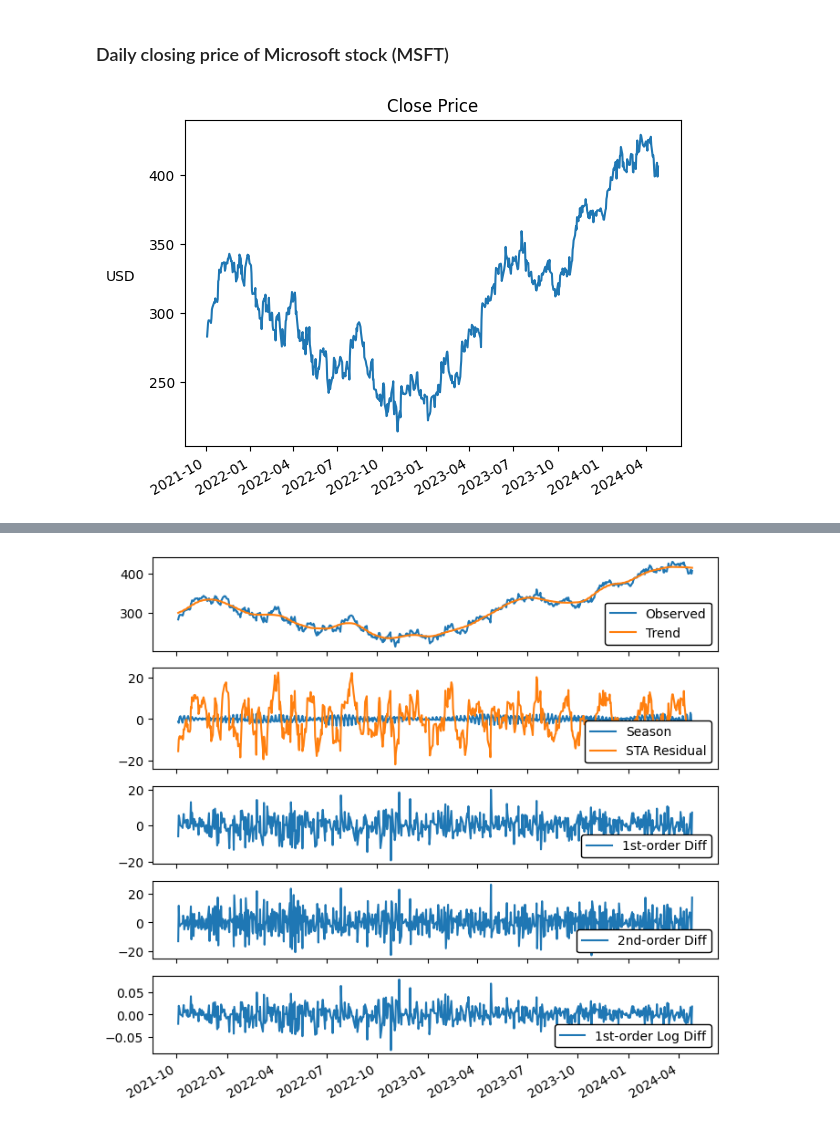
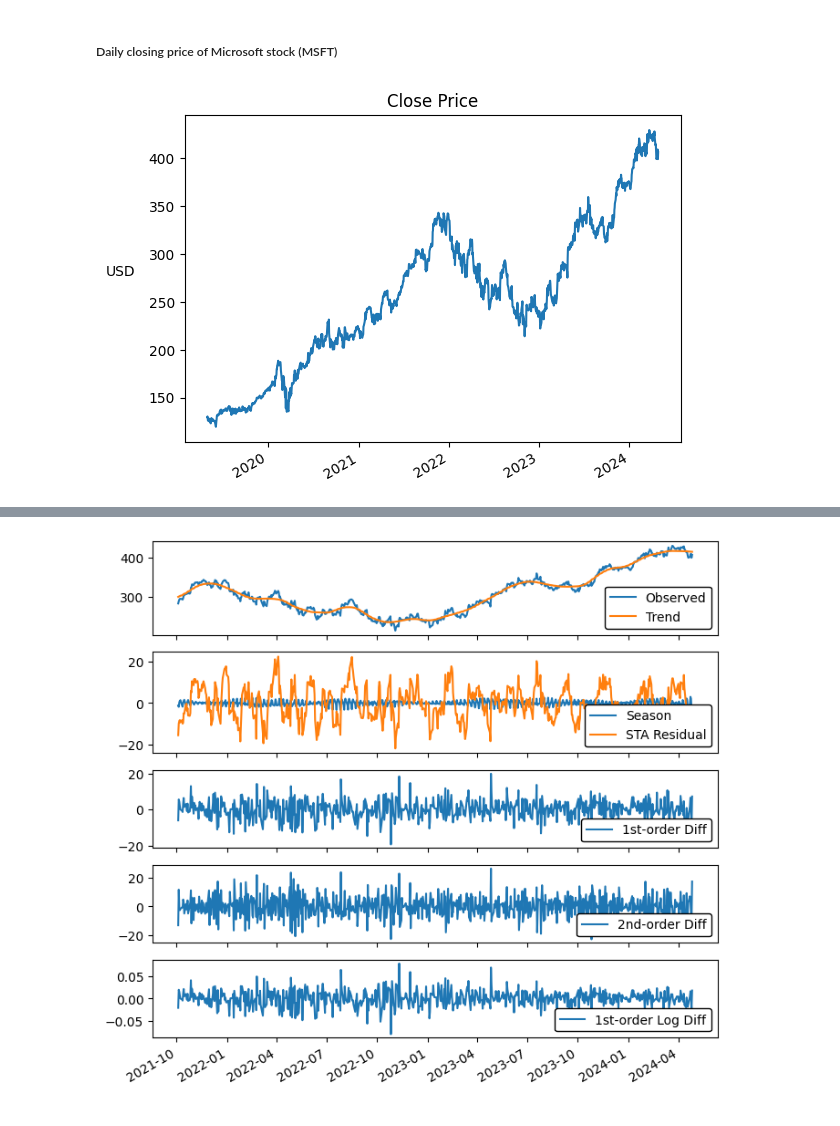
Before and after one commit to anmkap/market-prediction, a Jupyter notebook: notebooks/arima.ipynb, the cells around one changed output, grey strips where cells are left out. Cells and saved outputs as stored; diff of their text form; code cells hidden in the pictures.

```diff
--- a/notebooks/arima.ipynb
+++ b/notebooks/arima.ipynb
@@ -1,15 +1,15 @@
 # %% [markdown]
-### Daily closing price of Microsoft stock (MSFT)
+##### Daily closing price of Microsoft stock (MSFT)
 # %%
 import pandas as pd
-df = pd.read_csv('data/msft-historical.csv')
+df = pd.read_csv('../data/msft-historical.csv')
 df['Date'] = pd.to_datetime(df['Date'])
 df.set_index('Date', inplace=True)
 pdx = '20211004'
-ax = df['Close'][pdx:].plot(title='Close Price', xlabel='')
+ax = df['Close'][:].plot(title='Close Price', xlabel='')
 _ = ax.set_ylabel('USD', rotation=0, labelpad=20)
 # %% [output]
-[figure, old version]
+[figure, new version]
 # %% [markdown]
 Time series analysis assumes stationary data i.e. data that does not follow a long-term trend (i.e. has constant mean over time), is not volatile (i.e. has constant variance and autocorrelation over time) and does not exhibit seasonality (i.e. does not follow periodic patterns).
 
```
Also changed, not shown: parts of 10 cells of this notebook, 3 other files.
